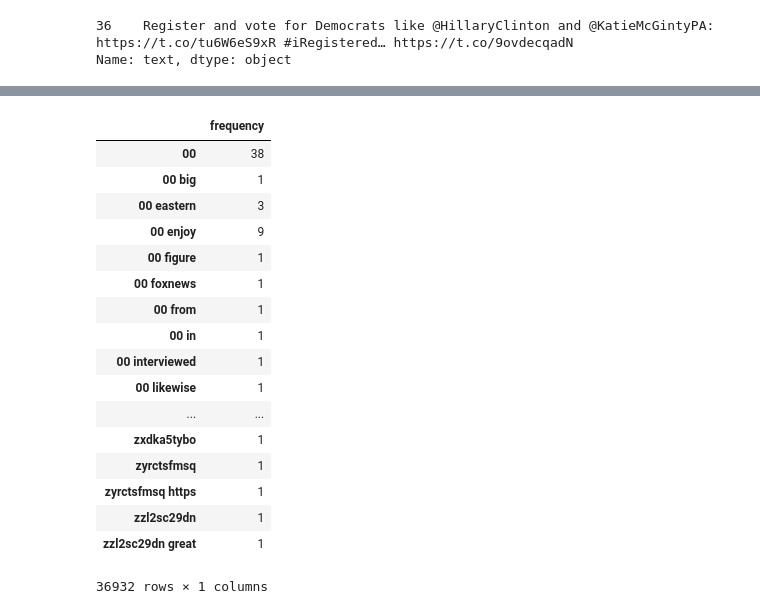
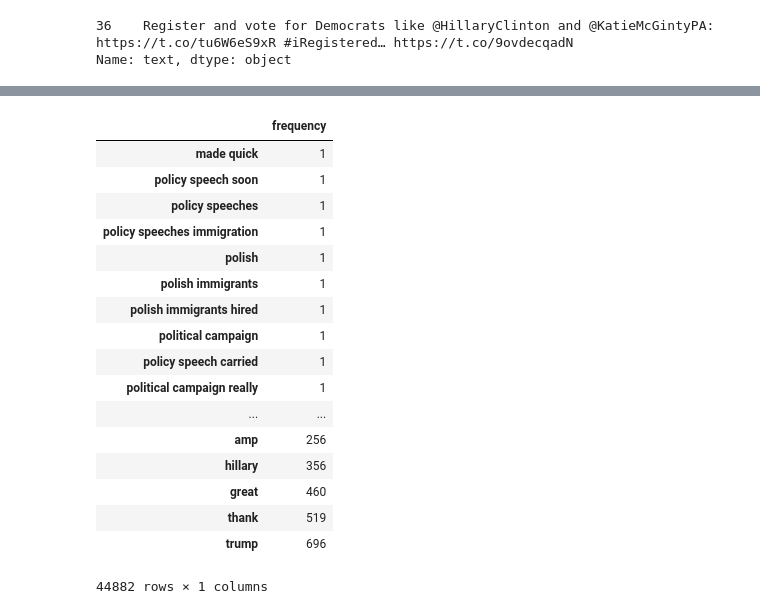
Before and after one commit to RaphaelNash/Data620_Team3, a Jupyter notebook: final_Project/Tweets-TH.ipynb, the cells around one changed output, grey strips where cells are left out. Drawn from its saved outputs; the diff is of its cells as text; code cells hidden in the pictures.

```diff
--- a/final_Project/Tweets-TH.ipynb
+++ b/final_Project/Tweets-TH.ipynb
@@ -125,29 +183,35 @@ UnicodeDecodeError: 'charmap' codec can't decode byte 0x8d in position 136: char
 # %%
+trump_corpus['text'] = trump_corpus['text'].apply(lambda x: re.sub(r'\d+', '', x))
+
 from sklearn.feature_extraction.text import CountVectorizer
 
-word_vectors = CountVectorizer(ngram_range=(1,2), analyzer='word')
+word_vectors = CountVectorizer(ngram_range=(1,3), analyzer='word')
 
-sparse_matrix = word_vectorizer.fit_transform(trump_corpus['text'])
+sparse_matrix = word_vectors.fit_transform(trump_corpus['text'])
 
 frequencies = sum(sparse_matrix).toarray()[0]
 
-pd.DataFrame(frequencies, index=word_vectorizer.get_feature_names(), columns=['frequency'])
+trump_bigrams = pd.DataFrame(frequencies, index=word_vectors.get_feature_names(), columns=['frequency'])
-# %% [output]
-|  | frequency |
-| 00 | 38 |
-| 00 big | 1 |
-| 00 eastern | 3 |
-| 00 enjoy | 9 |
-| 00 figure | 1 |
-| 00 foxnews | 1 |
-| 00 from | 1 |
-| 00 in | 1 |
-| 00 interviewed | 1 |
-| 00 likewise | 1 |
-| ... | ... |
-| zxdka5tybo | 1 |
-| zyrctsfmsq | 1 |
-| zyrctsfmsq https | 1 |
-| zzl2sc29dn | 1 |
-| zzl2sc29dn great | 1 |
-36932 rows × 1 columns
+# %%
+look = trump_bigrams.sort(['frequency'])
+# %%
+look
+# %% [output]
+|  | frequency |
+| made quick | 1 |
+| policy speech soon | 1 |
+| policy speeches | 1 |
+| policy speeches immigration | 1 |
+| polish | 1 |
+| polish immigrants | 1 |
+| polish immigrants hired | 1 |
+| political campaign | 1 |
+| policy speech carried | 1 |
+| political campaign really | 1 |
+| ... | ... |
+| amp | 256 |
+| hillary | 356 |
+| great | 460 |
+| thank | 519 |
+| trump | 696 |
+44882 rows × 1 columns
```
Also changed, not shown: parts of 19 cells of this notebook.
